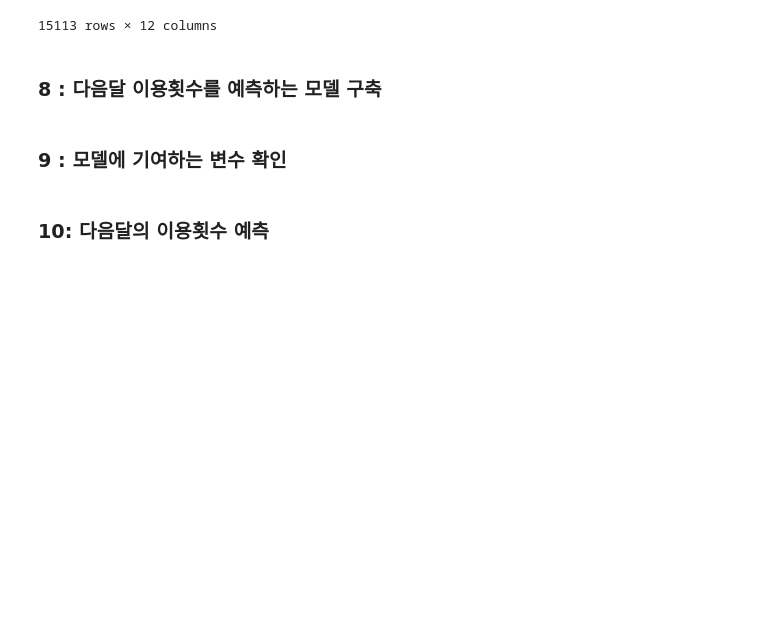
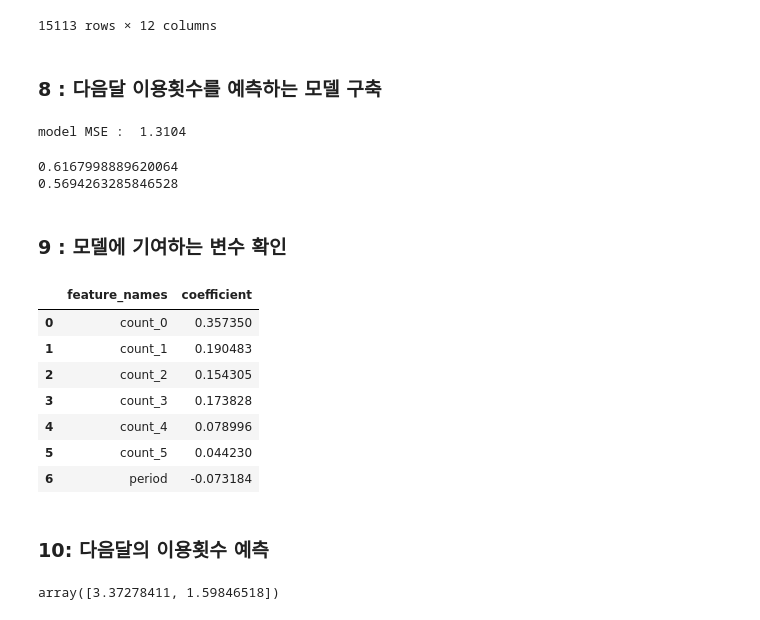
Before and after one commit to jonggu12/exam, a Jupyter notebook: 09.마케팅데이터분석/04. 고객의 행동을 예측/04.고객행동예측.ipynb, the cells around one changed output. Saved outputs shown, nothing was run; the diff lists cells and outputs as text; code cells hidden in the pictures; blank space fills up the shorter version.

```diff
--- a/09.마케팅데이터분석/04. 고객의 행동을 예측/04.고객행동예측.ipynb
+++ b/09.마케팅데이터분석/04. 고객의 행동을 예측/04.고객행동예측.ipynb
@@ -374,7 +374,65 @@ predict_data
 15113 rows × 12 columns
 # %% [markdown]
 ### 8 : 다음달 이용횟수를 예측하는 모델 구축
+# %%
+from sklearn.model_selection import train_test_split
+from sklearn.metrics import mean_absolute_error
+
+from sklearn import linear_model
+
+model = linear_model.LinearRegression()
+predict_data["start_date"] = pd.to_datetime(predict_data["start_date"])
+predict_data = predict_data.loc[predict_data["start_date"] >= pd.to_datetime("20180401")]
+
+X = predict_data[['count_0','count_1','count_2','count_3','count_4','count_5','period']]
+
+y = predict_data['count_pred']
+X_train,X_test,y_train,y_test=train_test_split(X,y,
+                                               test_size=0.2,random_state=11)
+model.fit(X_train, y_train)
+pred = model.predict(X_test)
+mse_pred = mean_absolute_error(pred, y_test)
+print('model MSE : {0: .4f}'.format(mse_pred))
+# %% [output]
+model MSE :  1.3104
+# %%
+from sklearn import linear_model
+from sklearn.model_selection import train_test_split
+
+model = linear_model.LinearRegression()
+
+predict_data["start_date"] = pd.to_datetime(predict_data["start_date"])
+predict_data = predict_data.loc[predict_data["start_date"] >= pd.to_datetime("20180401")]
+
+X = predict_data[['count_0','count_1','count_2','count_3','count_4','count_5','period']]
+y = predict_data['count_pred']
+
+X_train, X_test, y_train, y_test = train_test_split(X, y, test_size=0.2, random_state=0)
+
+# 훈련
+model.fit(X_train,y_train)
+
+# 예측
+y_pred = model.predict(X_train) # X에 대한 예측 값
+
+print(model.score(X_train, y_train))
+print(model.score(X_test, y_test))
+# %% [output]
+0.6167998889620064
+0.5694263285846528
 # %% [markdown]
 ### 9 : 모델에 기여하는 변수 확인
+# %%
+coef = pd.DataFrame({"feature_names":X.columns,"coefficient":model.coef_}) #회귀계수
+coef    # 최근데이터가 기여도가 가장 높음
+# %% [output]
+|  | feature_names | coefficient |
+| 0 | count_0 | 0.357350 |
+| 1 | count_1 | 0.190483 |
+| 2 | count_2 | 0.154305 |
+| 3 | count_3 | 0.173828 |
+| 4 | count_4 | 0.078996 |
+| 5 | count_5 | 0.044230 |
+| 6 | period | -0.073184 |
 # %% [markdown]
 ### 10: 다음달의 이용횟수 예측
@@ -380,0 +443,4 @@ predict_data
+# %%
+model.predict(x_pred) # x1의 다음달의 이용횟수예측은 3.3 / x2의 다음달의 이용횟수예측은 1.5
+# %% [output]
+array([3.37278411, 1.59846518])
```
Also changed, not shown: parts of 3 cells of this notebook, 5 other files.
